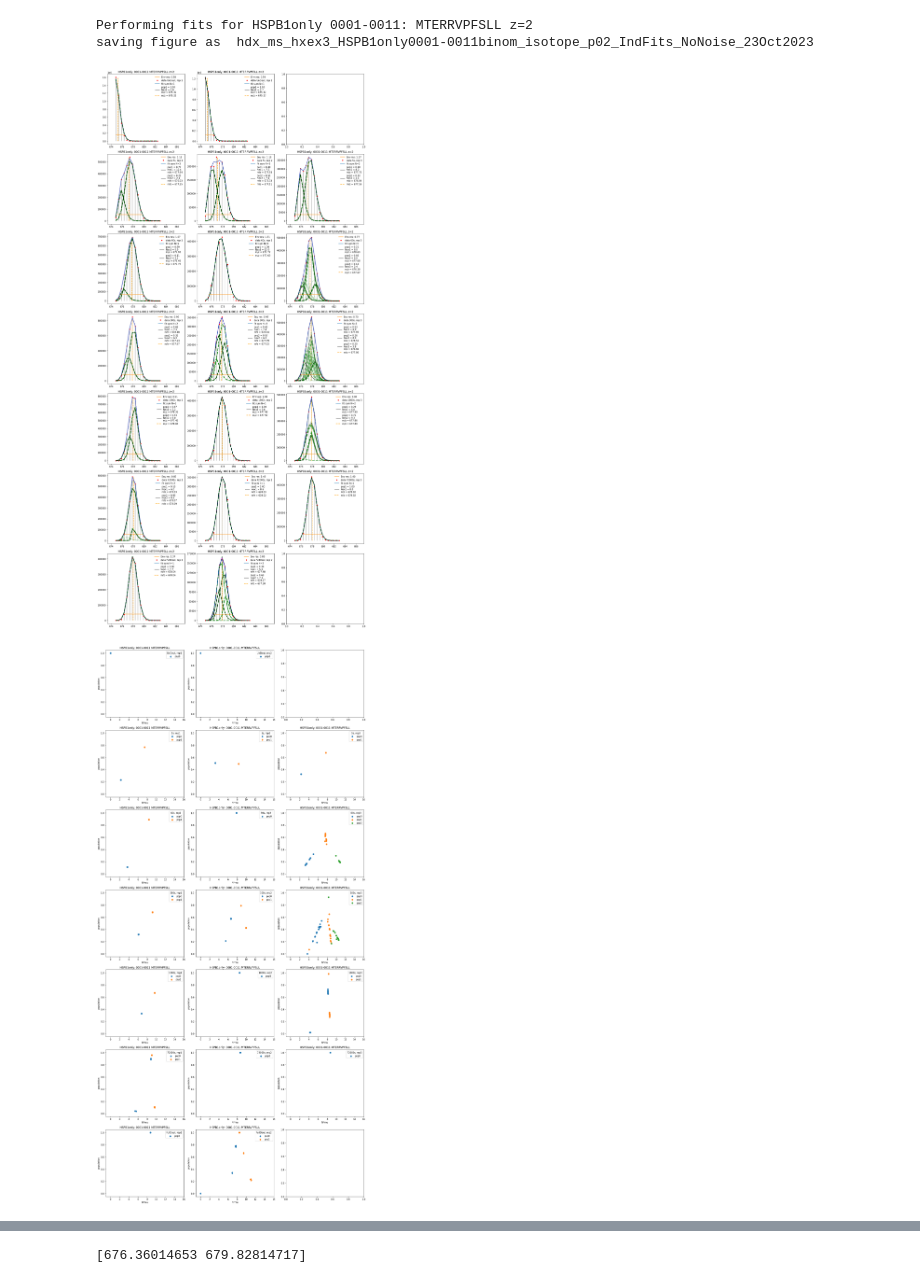
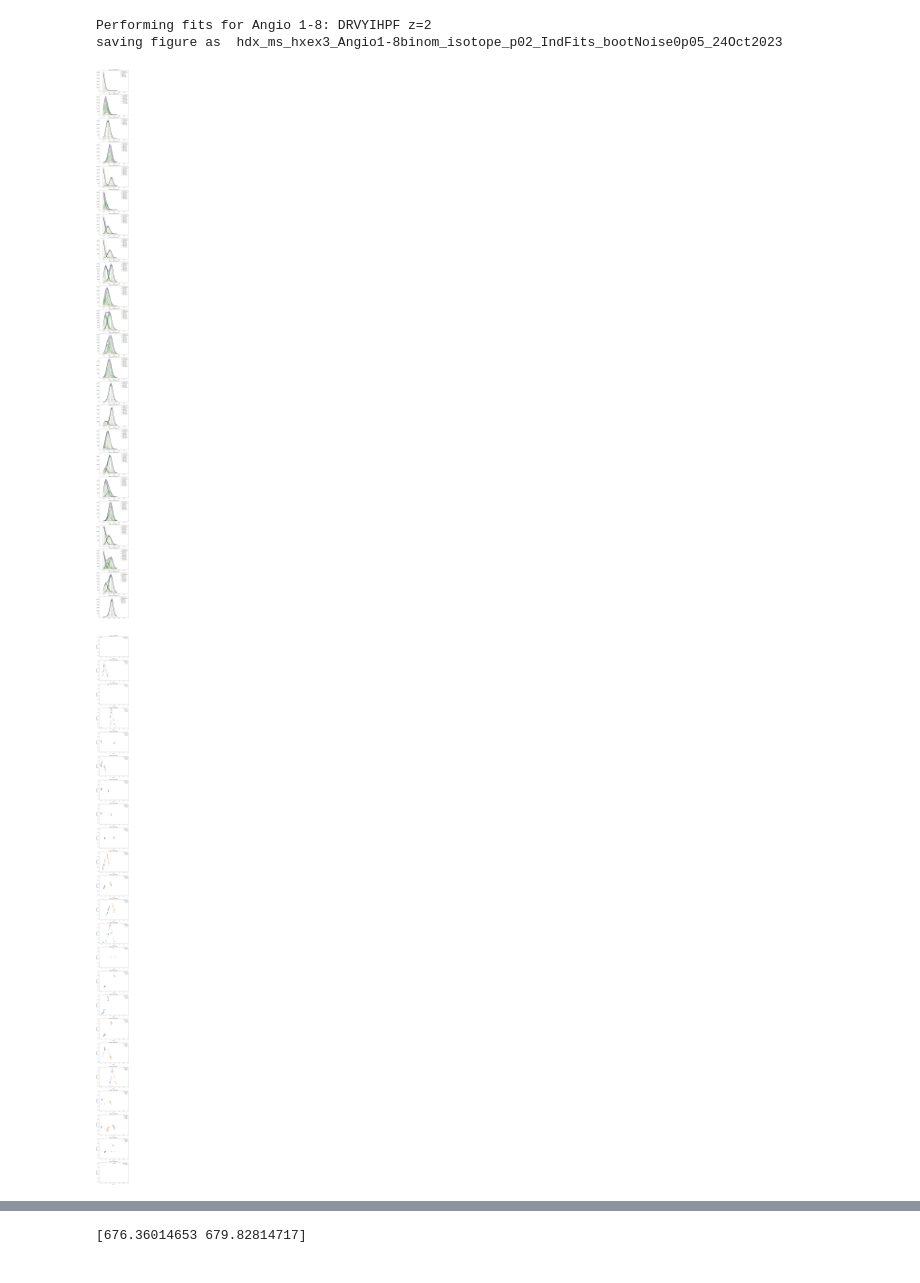
Before and after one commit to tuttlelm/pyHXExpress, a Jupyter notebook: hdx_ms_hxexpressformat_analysis_v3p1_allfracs.ipynb, the cells around one changed output, grey strips where cells are left out. Saved outputs shown, nothing was run; the diff lists cells and outputs as text; code cells hidden in the pictures.

Commit message:
Can read Test_Data or HX-Express formatted .xlsx files

```diff
--- a/hdx_ms_hxexpressformat_analysis_v3p1_allfracs.ipynb
+++ b/hdx_ms_hxexpressformat_analysis_v3p1_allfracs.ipynb
@@ -529,7 +551,9 @@ def fit_bootstrap(p0_boot, bounds, datax, datay, function, sigma_res=None,yerr_s
 # %%
 ## RUN IT
 ### user defined values
-data_dir = 'c:\\Users\\tuttl\\OneDrive\\Documents\\My Documents\\KlevitHahn\\hdx-ms\\ns_HSPB1_Bimodal_Peptide_Data'
+#data_dir = 'c:\\Users\\tuttl\\OneDrive\\Documents\\My Documents\\KlevitHahn\\hdx-ms\\ns_HSPB1_Bimodal_Peptide_Data'
+
+data_dir = 'c:\\Users\\tuttl\\OneDrive\\Documents\\My Documents\\KlevitHahn\\hdx-ms\\HX-Express3'
 
 data_type = 1  #not yet implemented
     #1: 'xlxs' , each file contains all timepoint reps at data_dir/onesample_onepeptide_alltimepts_allreps_onecharge.xlsx
@@ -537,7 +561,10 @@ data_type = 1  #not yet implemented
                 # <sample name>_<peptide start>-<peptide end>-<peptide>-<zcharge>-<unused label>.xlsx
                 # allows for replicats of UnDeut/TD even though HX-Express xlsm does not
     #2: 'spectexport', as exported from HDExaminer data_dir/samples/peptides/onetimept_onerep_onecharge.csv
-    #3: 'csv', test data from MGuttman, e.g Angio & GluFib
+
+Test_Data = True
+Test_Sets = ['v3_Angiotensin_Bimodals.xlsx','v3_GluFib_Bimodals.xlsx']
+
 
 hide_figure_output = False
 svg = False # also save figures as an svg file, better for making figures
@@ -547,7 +574,7 @@ full=True #plot all the bootstrap fits, frac vs nex*mu
 cluster=False #perform a kmeans cluster on the nm, frac pairs  #obsolete with nex*mu sorting
 
 nboot = 20 #50 = 1min39, 20 = 1min19s if p0 = best_fit, 50 = 4min9sec with initial_estimate, 20 = 2min54 (with solution plot included)
-y_err = 0.0 #random error applied during boot as y*(1+np.random.normal(0,yerr))
+y_err = 0.05 #random error applied during boot as y*(1+np.random.normal(0,yerr)), 0.0 for NoNoise, ~0.05 for noise added
 
 Env_threshold = 0.1 #find envelope width at Env_threshold * Intensity_max
 pop_thresh = 0.03 #fall back to n-1 curves if population is below this, does not apply to bootstrap fits
@@ -557,8 +584,8 @@ boot_seed = True #if False, same seed as random_seed,
                  #otherwise different seed for each boot iteration (0 to nboot + random_seed + 1 to not repeat initial fit)
 Scale_Y_Values = True # fit will always be on normalized Intensity as it is much faster
                # if Scale_Y_Values = True, plots will be in original Intensity units
-Keep_Raw = False # peak_picking will retain the Raw spectrum if True, if False will only keep peaks
-solution = False  #leave this, will get value from read_GuttmanData
+Keep_Raw = False # peak_picking will retain the Raw spectrum if True, if False will only keep peaks, auto True for Test_Data
+#solution = False  #leave this, will get value from read_GuttmanData
 #deutdata, solution = read_GuttmanData()
 
 #all_deutdata = read_hexpress_data()
@@ -578,10 +605,14 @@ fout = open(os.path.join(data_dir,'output_v3allfracs_'+date+'.txt'),'w')
 ## data_type: 3
 ## Guttman test data sets in csv, modified so top two header lines are charge and peptide
 
+if Test_Data: hx_files = Test_Sets
+else: hx_files = [ f for f in os.listdir(data_dir) if f[-5:]=='.xlsx'  ]  #still need to work in the User_ options
 
-hx_files = [ f for f in os.listdir(data_dir) if f[-5:]=='.xlsx'  ]
-for hdx_sample in hx_files[0:1]: ##limiting files to test
-    if Keep_Raw:
+for hdx_sample in hx_files: #[0:1]: ##limiting files to test
+    if Test_Data:
+        Keep_Raw = True
+        deutdata, rawdata, solution = read_hexpress_data([hdx_sample],keep_raw=Keep_Raw)
+    elif Keep_Raw:
         deutdata, rawdata = read_hexpress_data([hdx_sample],keep_raw=Keep_Raw)
     else: deutdata = read_hexpress_data([hdx_sample],keep_raw=Keep_Raw)
     if len(deutdata) == 0: break
@@ -598,8 +629,8 @@ for hdx_sample in hx_files[0:1]: ##limiting files to test
     print("Performing fits for "+sample+" "+peptide_range+": "+peptide+" z="+str(int(charge)))
     #print(n_time_points, max_time_reps)
 
-    fig, ax = plt.subplots(figsize=(max_time_reps*5+2, n_time_points*5), ncols=max_time_reps, nrows = n_time_points)
-    if full: fig2, ax2 = plt.subplots(figsize=(max_time_reps*5+2, n_time_points*5), ncols=max_time_reps, nrows = n_time_points)
+    fig, ax = plt.subplots(figsize=(max_time_reps*5+2, n_time_points*5), ncols=max_time_reps, nrows = n_time_points, squeeze=False)
+    if full: fig2, ax2 = plt.subplots(figsize=(max_time_reps*5+2, n_time_points*5), ncols=max_time_reps, nrows = n_time_points, squeeze=False)
     #time points are rows i, reps are columns j
     data_fits = pd.DataFrame()
     data_fit = pd.DataFrame()
@@ -759,7 +790,7 @@ for hdx_sample in hx_files[0:1]: ##limiting files to test
                             nm = mus_array[:,n]*ns_array[:,n]*1/d_corr #apply correction based on TD-UN
                             #ax2[i,j-1].scatter(fracs_array[:,n],mus_array[:,n],label='pop'+str(n))
                             ax2[i,j-1].scatter(nm,fracs_array[:,n],label='pop'+str(n))
-                    if solution:
+                    if Test_Data:
                         for k in range(3):
                             s_nm = solution['fd'+str(k+1)][solution.time==timept].to_numpy()[0]/100*n_amides #this is #D uncorrected
                             s_f = solution['p'+str(k+1)][solution.time==timept].to_numpy()[0]
@@ -828,34 +859,34 @@ for hdx_sample in hx_files[0:1]: ##limiting files to test
     if full: fig2.tight_layout()
     #fig.savefig('hdx_ms_analysis_binomials_grid.png',dpi=600)
 
     if bootstrap:
         if y_err: yerr_name = 'bootNoise0p'+format(y_err,'.2f')[-2:]+'_'
         else: yerr_name = 'NoNoise_'
     else: yerr_name = ''
     try:
         figfile = 'hdx_ms_hxex3_'+sample+peptide_range+fitfunc_name+'_p'+format(int(ncurve_p_accept*100),'02d')+'_IndFits_'+yerr_name+date
         print("saving figure as ",figfile)
         fig.savefig(os.path.join(data_dir,figfile+'.pdf'),format='pdf',dpi=600)
         if svg: fig.savefig(os.path.join(data_dir,figfile+'.svg'),format='svg')
         if hide_figure_output: plt.close(fig)
         else: plt.show()
     except IOError as e:
         print (f"Could not save: {figfile} file is open")
 
 
     try:
         fig2file = 'hdx_ms_hxex3_'+sample+peptide_range+fitfunc_name+'_p'+format(int(ncurve_p_accept*100),'02d')+'_BootFits_'+yerr_name+date
         print("saving figure as ",fig2file)
         fig2.savefig(os.path.join(data_dir,fig2file+'.pdf'),format='pdf',dpi=600)
         if svg: fig2.savefig(os.path.join(data_dir,fig2file+'.svg'),format='svg')
         if hide_figure_output: plt.close(fig2)
         else: plt.show()
     except IOError as e:
         print (f"Could not save: {fig2file} file is open")
 
 fout.close()
 # %% [output]
-Performing fits for HSPB1only 0001-0011: MTERRVPFSLL z=2
-saving figure as  hdx_ms_hxex3_HSPB1only0001-0011binom_isotope_p02_IndFits_NoNoise_23Oct2023
+Performing fits for Angio 1-8: DRVYIHPF z=2
+saving figure as  hdx_ms_hxex3_Angio1-8binom_isotope_p02_IndFits_bootNoise0p05_24Oct2023
-[figure, old version]
+[figure, new version]
-[figure, old version]
+[figure, new version]
```
Also changed, not shown: parts of 8 cells of this notebook.
